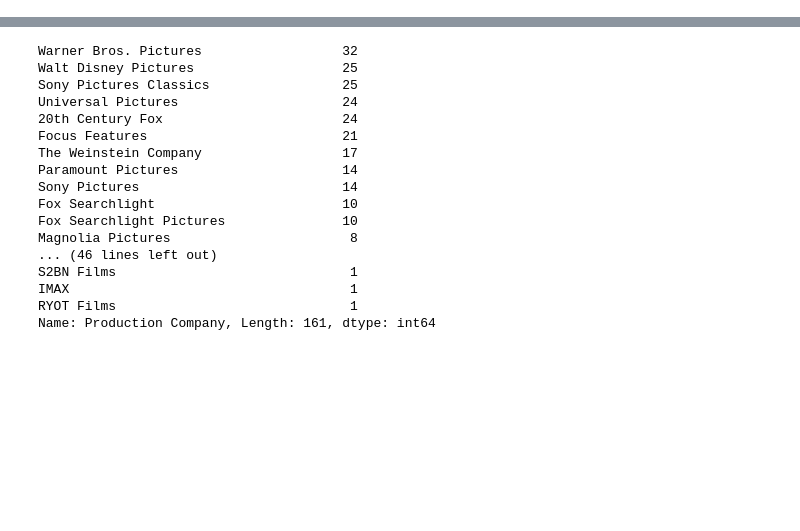
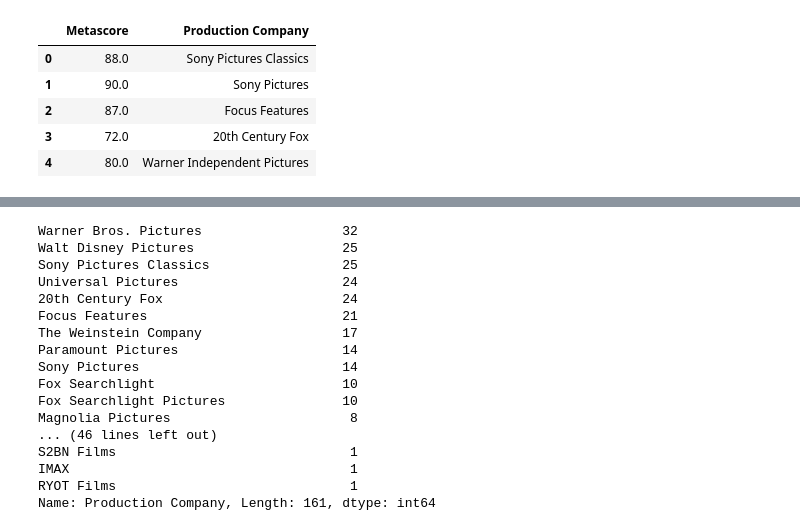
Before and after one commit to lwiggins32605/silver-screen, a Jupyter notebook: Silver Screen Example.ipynb, the cells around one changed output, grey strips where cells are left out. Cells and saved outputs as stored; diff of their text form; code cells hidden in the pictures; blank space fills up the shorter version.

```diff
--- a/Silver Screen Example.ipynb
+++ b/Silver Screen Example.ipynb
@@ -16,0 +32,10 @@ data_df.head()
+# %%
+reduced_data_df = data_df[["Metascore", "Production Company"]]
+reduced_data_df.head()
+# %% [output]
+|  | Metascore | Production Company |
+| 0 | 88.0 | Sony Pictures Classics |
+| 1 | 90.0 | Sony Pictures |
+| 2 | 87.0 | Focus Features |
+| 3 | 72.0 | 20th Century Fox |
+| 4 | 80.0 | Warner Independent Pictures |
```
Also changed, not shown: parts of 3 cells of this notebook.
